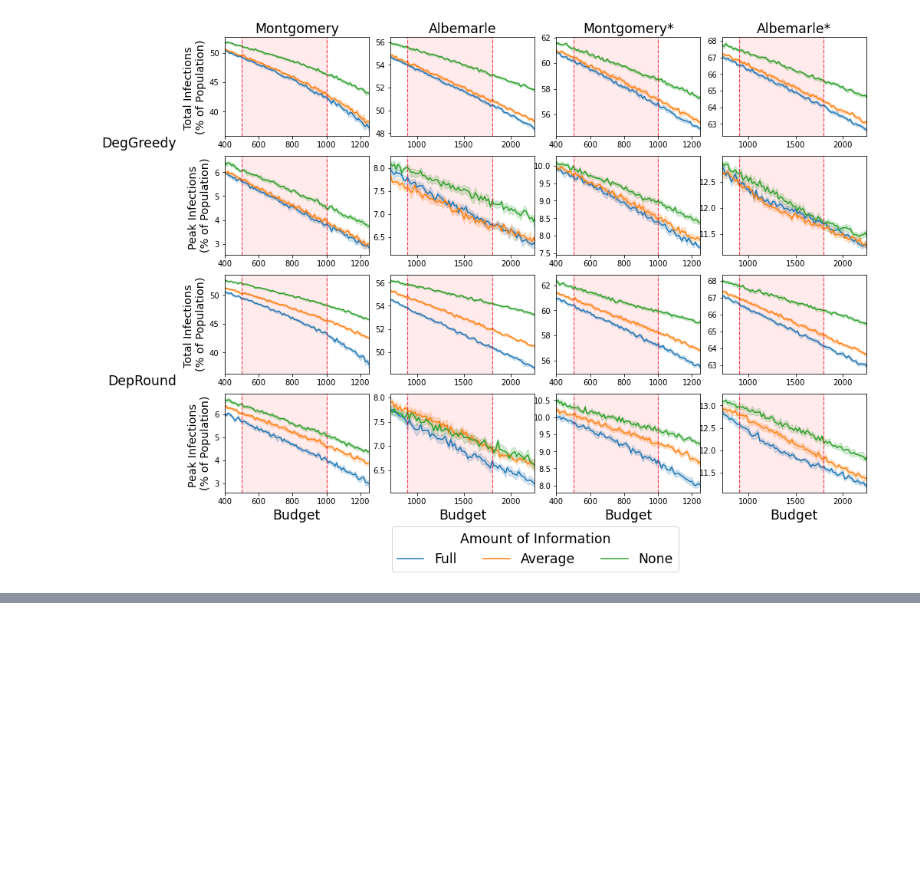
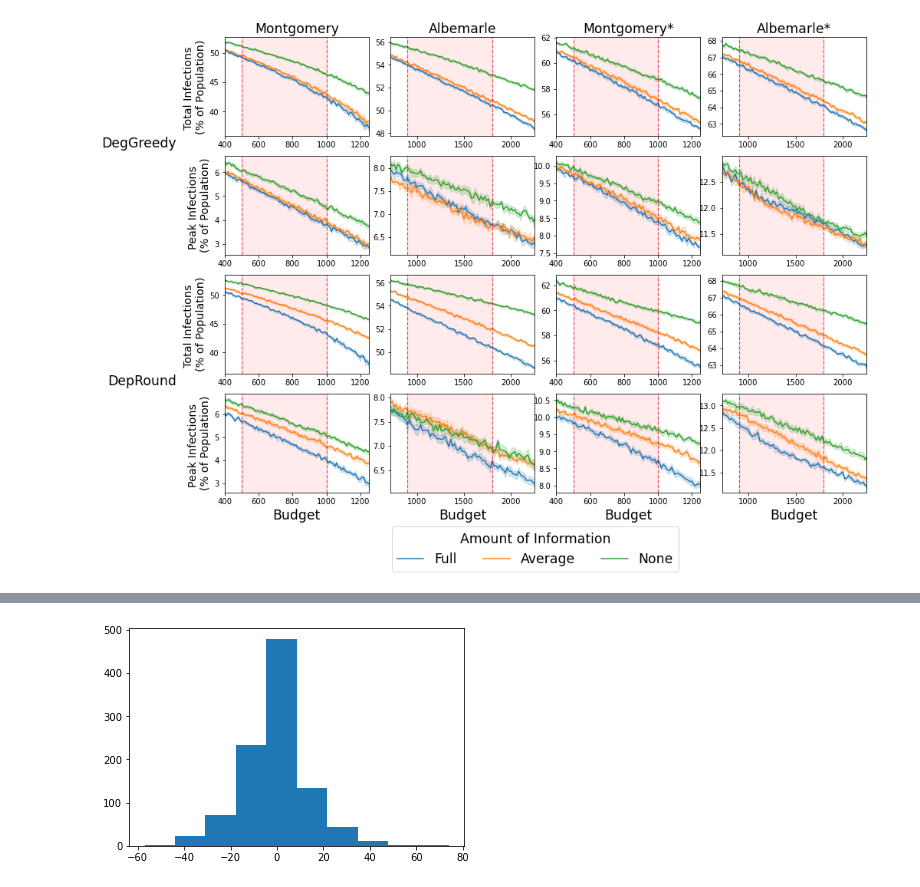
Before and after one commit to gzli929/ContactTracing, a Jupyter notebook: notebooks/experiments.ipynb, the cells around one changed output, grey strips where cells are left out. Drawn from its saved outputs; the diff is of its cells as text; code cells hidden in the pictures; blank space fills up the shorter version.

```diff
--- a/notebooks/experiments.ipynb
+++ b/notebooks/experiments.ipynb
@@ -876,0 +1085,98 @@ while len(state.SIR.I1) + len(state.SIR.I2):
+# %%
+import random #Default random number generator,
+#random.SecureRandom() provides high-quality randomness from /dev/urandom or similar
+from fractions import Fraction #we will work with rational numbers
+
+#sample uniformly from range(m)
+#all randomness comes from calling this
+def sample_uniform(m,rng):
+    assert isinstance(m,int) #python 3
+    #assert isinstance(m,(int,long)) #python 2
+    assert m>0
+    return rng.randrange(m)
+
+#sample from a Bernoulli(p) distribution
+#assumes p is a rational number in [0,1]
+def sample_bernoulli(p,rng):
+    assert isinstance(p,Fraction)
+    assert 0 <= p <= 1
+    m=sample_uniform(p.denominator,rng)
+    if m < p.numerator:
+        return 1
+    else:
+        return 0
+
+#sample from a Bernoulli(exp(-x)) distribution
+#assumes x is a rational number in [0,1]
+def sample_bernoulli_exp1(x,rng):
+    assert isinstance(x,Fraction)
+    assert 0 <= x <= 1
+    k=1
+    while True:
+        if sample_bernoulli(x/k,rng)==1:
+            k=k+1
+        else:
+            break
+    return k%2
+
+#sample from a Bernoulli(exp(-x)) distribution
+#assumes x is a rational number >=0
+def sample_bernoulli_exp(x,rng):
+    assert isinstance(x,Fraction)
+    assert x >= 0
+    #Sample floor(x) independent Bernoulli(exp(-1))
+    #If all are 1, return Bernoulli(exp(-(x-floor(x))))
+    while x>1:
+        if sample_bernoulli_exp1(Fraction(1,1),rng)==1:
+            x=x-1
+        else:
+            return 0
+    return sample_bernoulli_exp1(x,rng)
+
+#sample from a geometric(1-exp(-x)) distribution
+#assumes x is a rational number >= 0
+def sample_geometric_exp_slow(x,rng):
+    assert isinstance(x,Fraction)
+    assert x >= 0
+    k=0
+    while True:
+        if sample_bernoulli_exp(x,rng)==1:
+            k=k+1
+        else:
+            return k
+
+#sample from a geometric(1-exp(-x)) distribution
+#assumes x >= 0 rational
+def sample_geometric_exp_fast(x,rng):
+    assert isinstance(x,Fraction)
+    if x==0: return 0 #degenerate case
+    assert x>0
+
+    t=x.denominator
+    while True:
+        u=sample_uniform(t,rng)
+        b=sample_bernoulli_exp(Fraction(u,t),rng)
+        if b==1:
+            break
+    v=sample_geometric_exp_slow(Fraction(1,1),rng)
+    value = v*t+u
+    return value//x.numerator
+
+#sample from a discrete Laplace(scale) distribution
+#Returns integer x with Pr[x] = exp(-abs(x)/scale)*(exp(1/scale)-1)/(exp(1/scale)+1)
+#casts scale to Fraction
+#assumes scale>=0
+def sample_dlaplace(scale,rng=None):
+    if rng is None:
+        rng = random.SystemRandom()
+    scale = Fraction(scale)
+    assert scale >= 0
+    while True:
+        sign=sample_bernoulli(Fraction(1,2),rng)
+        magnitude=sample_geometric_exp_fast(1/scale,rng)
+        if sign==1 and magnitude==0: continue
+        return magnitude*(1-2*sign)
+
+epsilon = 0.1
+plt.hist([sample_dlaplace(1/epsilon) for i in range(1000)])
+# %% [output]
@@ -876,0 +1187 @@ while len(state.SIR.I1) + len(state.SIR.I2):
+[figure, added]
```
Also changed, not shown: parts of 7 cells of this notebook, 53 other files.
